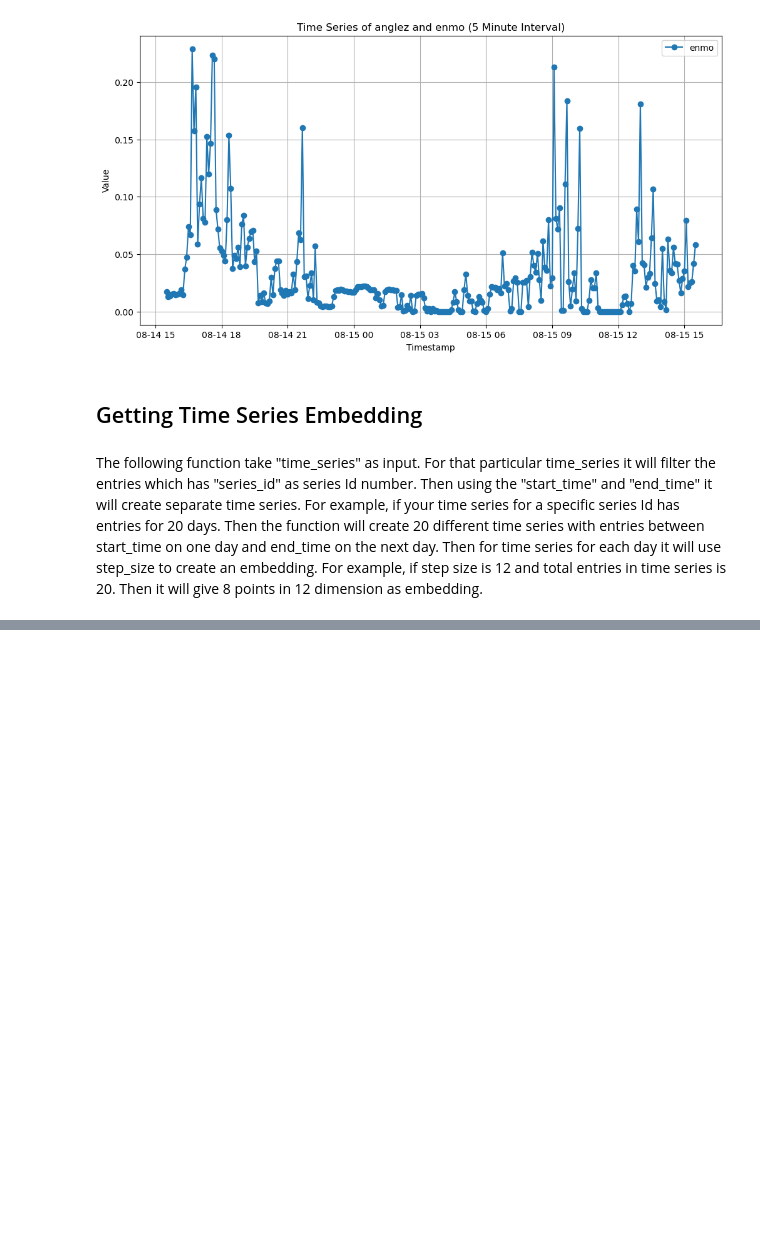
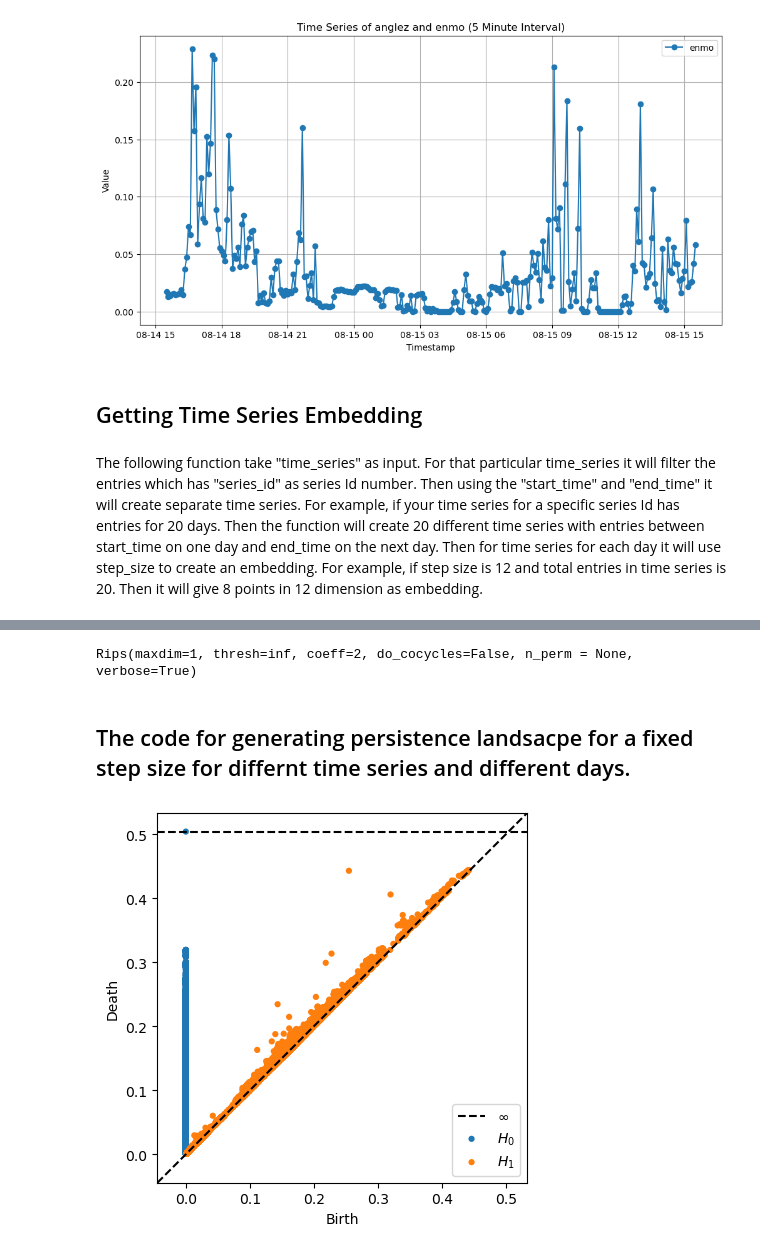
Before and after one commit to Himanshu484/sleep_state_time_series_analysis, a Jupyter notebook: Code/time_series_analysis.ipynb, the cells around one changed output, grey strips where cells are left out. Cells and saved outputs as stored; diff of their text form; code cells hidden in the pictures; blank space fills up the shorter version.

```diff
--- a/Code/time_series_analysis.ipynb
+++ b/Code/time_series_analysis.ipynb
@@ -145,0 +126,12 @@ plot_diagrams(ripser_0_enmo["dgms"],show=True)
+# %%
+selected_series = df.series_id.unique()[5]
+day = 5
+# %%
+time_series_embed_anglez_dic = {}
+time_series_embed_enmo_dic = {}
+ripser_anglez_dic = {}
+ripser_enmo_dic = {}
+# %%
+rips = Rips(maxdim=1)
+# %% [output]
+Rips(maxdim=1, thresh=inf, coeff=2, do_cocycles=False, n_perm = None, verbose=True)
@@ -145,0 +143,4 @@ plot_diagrams(ripser_0_enmo["dgms"],show=True)
+# %% [markdown]
+## The code for generating persistence landsacpe for a fixed step size for differnt time series and different days.
+# %%
+dgm = rips.fit_transform(time_series_embed_enmo_dic[100][day])
@@ -145,0 +149,4 @@ plot_diagrams(ripser_0_enmo["dgms"],show=True)
+# %%
+persim.plot_diagrams(dgm,show=True)
+# %% [output]
+[figure, added]
```
Also changed, not shown: parts of 14 cells of this notebook, 2 other files.
